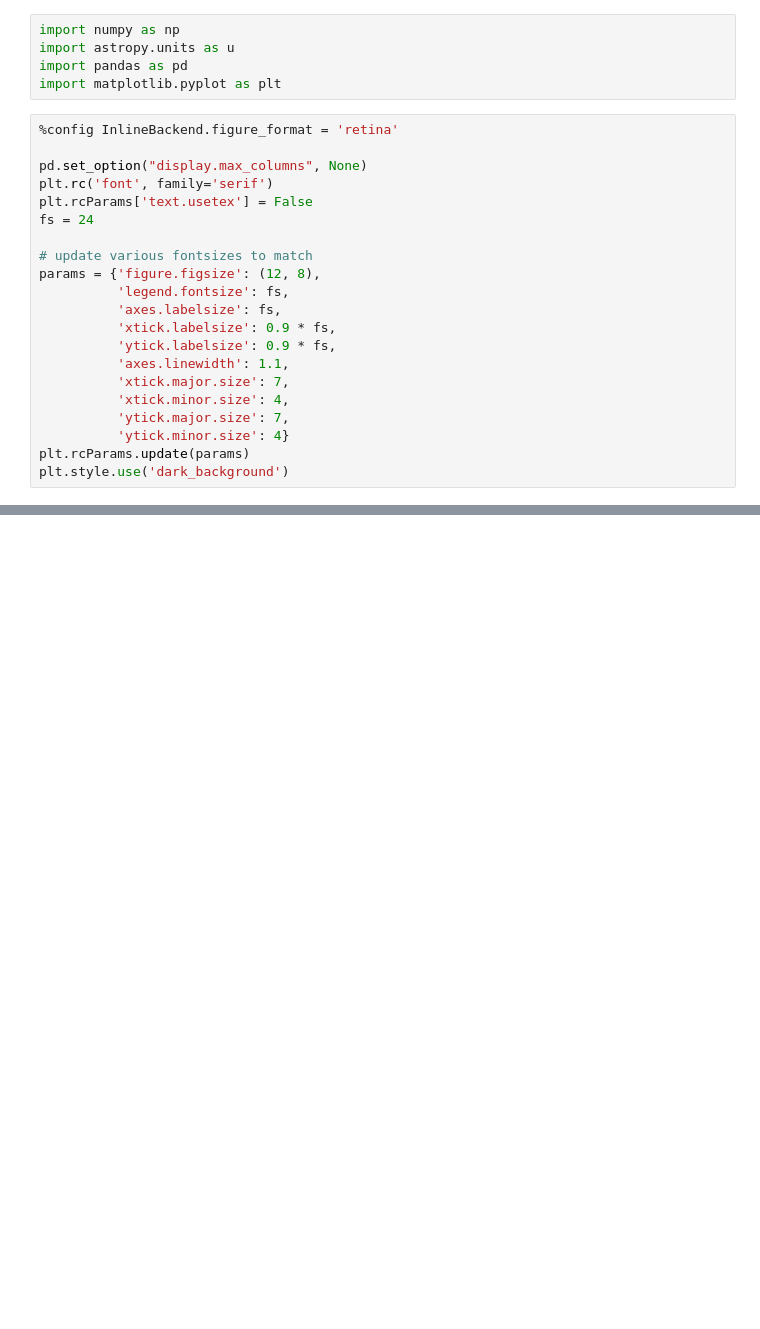
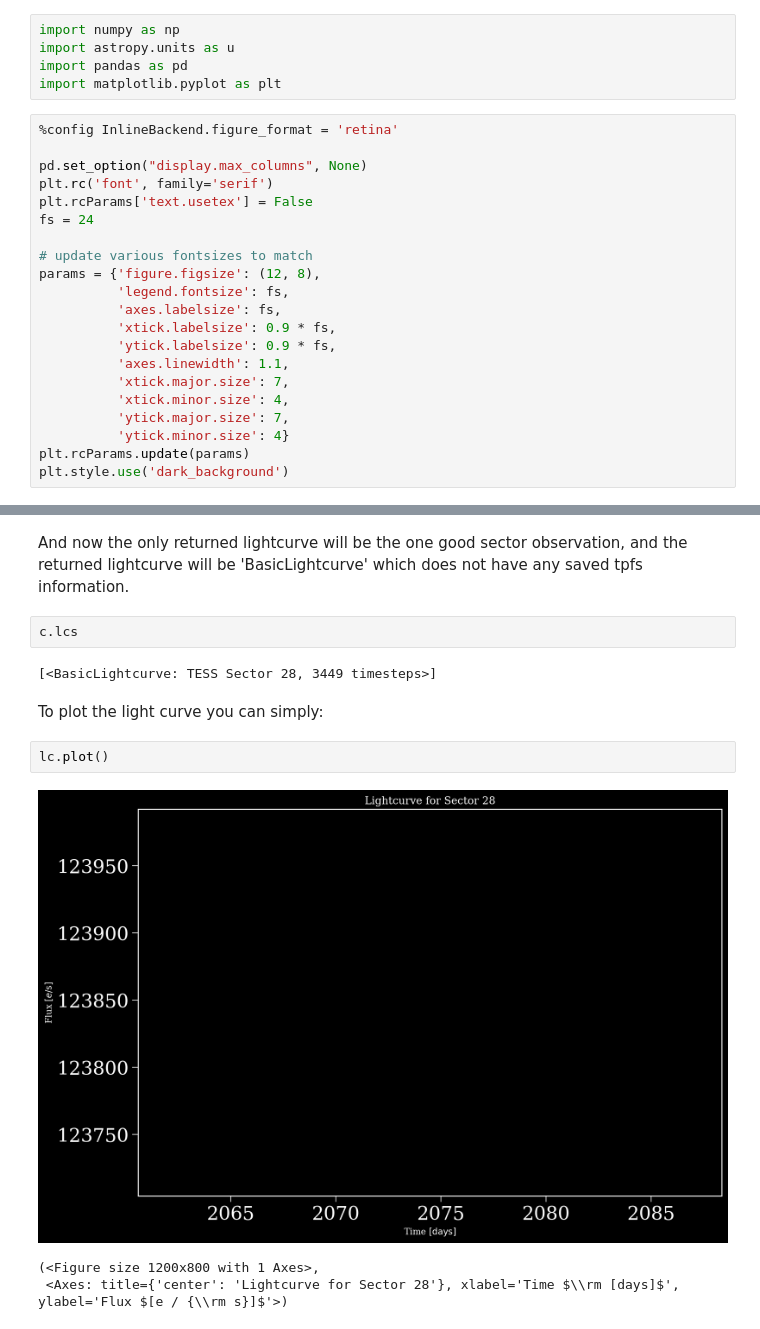
Before and after one commit to tobin-wainer/elk, a Jupyter notebook: docs/pages/getting_started.ipynb, the cells around one changed output, grey strips where cells are left out. Saved outputs shown, nothing was run; the diff lists cells and outputs as text; blank space fills up the shorter version.

```diff
--- a/docs/pages/getting_started.ipynb
+++ b/docs/pages/getting_started.ipynb
@@ -281,0 +130,14 @@ plt.show()
+# %% [markdown]
+And now the only returned lightcurve will be the one good sector observation, and the returned lightcurve will be 'BasicLightcurve' which does not have any saved tpfs information.
+# %%
+c.lcs
+# %% [output]
+[<BasicLightcurve: TESS Sector 28, 3449 timesteps>]
+# %% [markdown]
+To plot the light curve you can simply:
+# %%
+lc.plot()
+# %% [output]
+[figure, added]
+(<Figure size 1200x800 with 1 Axes>,
+ <Axes: title={'center': 'Lightcurve for Sector 28'}, xlabel='Time $\\rm [days]$', ylabel='Flux $[e / {\\rm s}]$'>)
```
Also changed, not shown: parts of 40 cells of this notebook.
